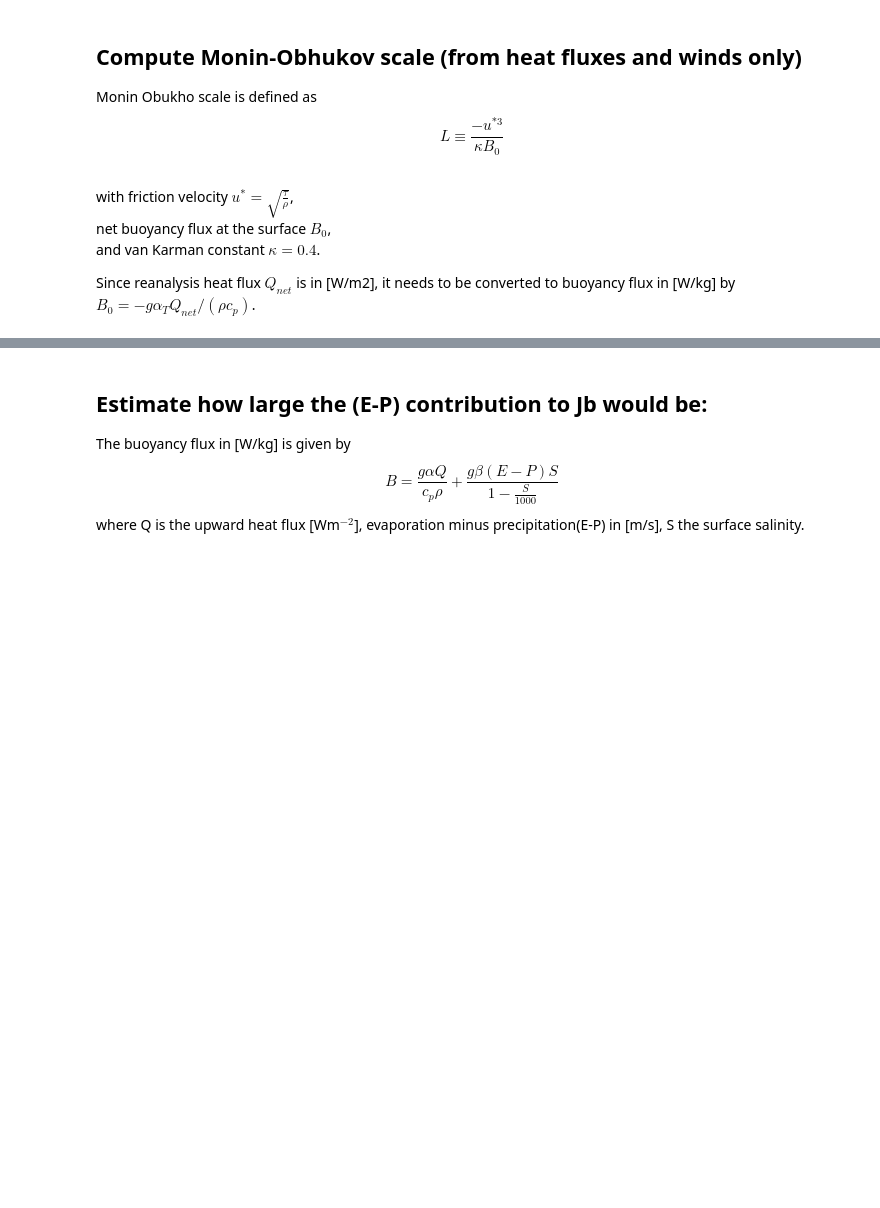
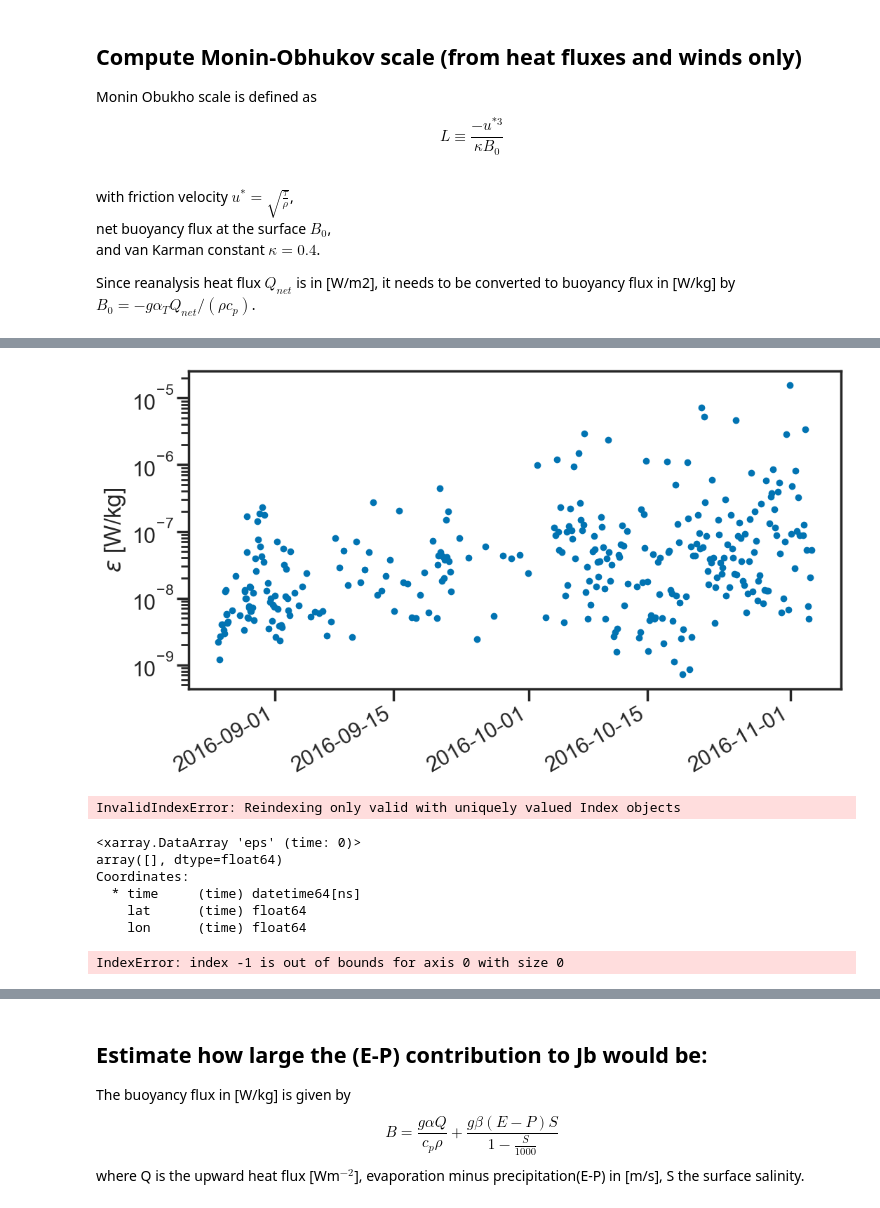
Before and after one commit to sessink/NIW, a Jupyter notebook: notebooks/turbulent_terms.ipynb, the cells around one changed output, grey strips where cells are left out. Cells and saved outputs as stored; diff of their text form; code cells hidden in the pictures; blank space fills up the shorter version.

```diff
--- a/notebooks/turbulent_terms.ipynb
+++ b/notebooks/turbulent_terms.ipynb
@@ -52,0 +207,7 @@ Since reanalysis heat flux $Q_{net}$ is in [W/m2], it needs to be converted to b
+# %%
+raw.meps.plot(lw=0,marker='.')
+plt.yscale('log')
+plt.ylabel(r'$\epsilon$ [W kg$]')
+plt.xlabel(None);
+# %% [output]
+[figure, added]
@@ -53,3 +225,7 @@ Since reanalysis heat flux $Q_{net}$ is in [W/m2], it needs to be converted to b
+# %%
+sub = emp.interp_like(cfs) # interpolates onto floats time
+# %% [output]
+InvalidIndexError: Reindexing only valid with uniquely valued Index objects
 # %%
 dat = xr.open_dataset('../data/ml/ww_7781a_1h_2Tf.nc')
 met = xr.open_dataset('../data/xarray/qc_ww_7781a.nc')
@@ -66,6 +240,14 @@ met['mld_new'] = ('time', met.z.where( met.S2 == met.S2.max(dim='z')).mean(dim='
 # %%
 met['S0'] = ('time',met.S.where(met.z>met.mld_new).mean(dim='z'))
 met['epz'] = ('time',met.eps.where(met.z>met.mld_new).mean(dim='z'))
+met.eps.where(met.z>met.mld_new).dropna('time').integrate(dim='z')
+# %% [output]
+<xarray.DataArray 'eps' (time: 0)>
+array([], dtype=float64)
+Coordinates:
+  * time     (time) datetime64[ns]
+    lat      (time) float64
+    lon      (time) float64
 # %%
 flot = xr.open_dataset('../data/xarray/qc_7781a.nc')
 import gsw
@@ -82,5 +264,8 @@ met['mld_new'] = ('mettime', met.mld_new.dropna('time').interp(time=met.mettime)
 met['mld'] = ('mettime', met.mld.dropna('time').interp(time=met.mettime) )
 met['S0'] = ('mettime', met.S0.dropna('time').interp(time=met.mettime) )
 met['epz'] = ('mettime', met.epz.dropna('time').interp(time=met.mettime) )
+met['epz_int'] = ('mettime', met.epz_int.dropna('time').interp(time=met.mettime) )
 met['lon'] = ('mettime', met.lon.dropna('time').interp(time=met.mettime) )
 met['lat'] = ('mettime', met.lat.dropna('time').interp(time=met.mettime) )
+# %% [output]
+IndexError: index -1 is out of bounds for axis 0 with size 0
```
Also changed, not shown: parts of 20 cells of this notebook, 2 other files.
